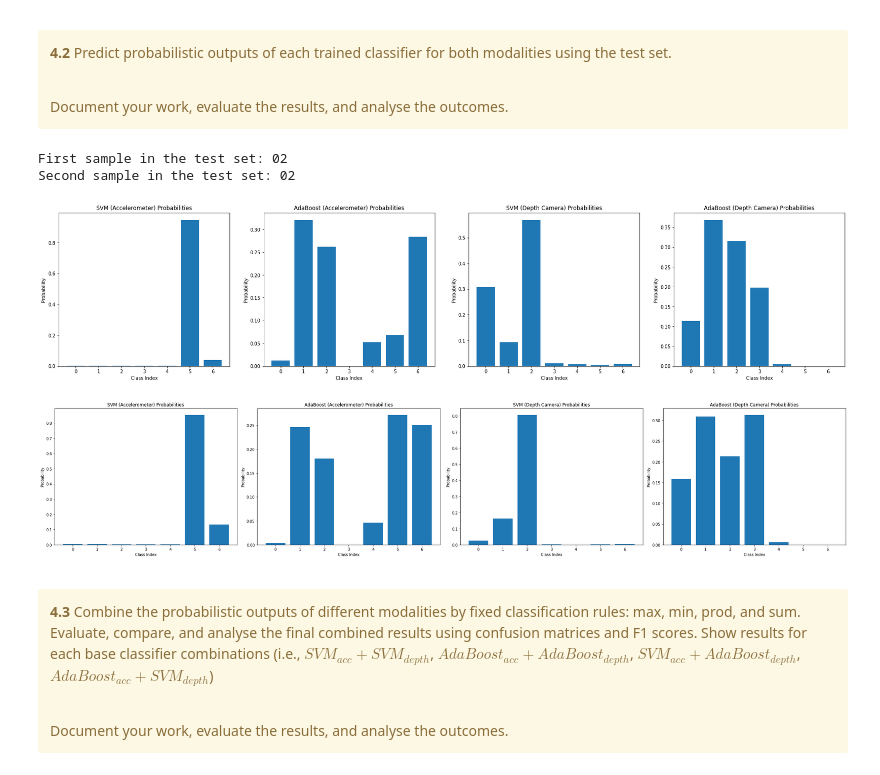
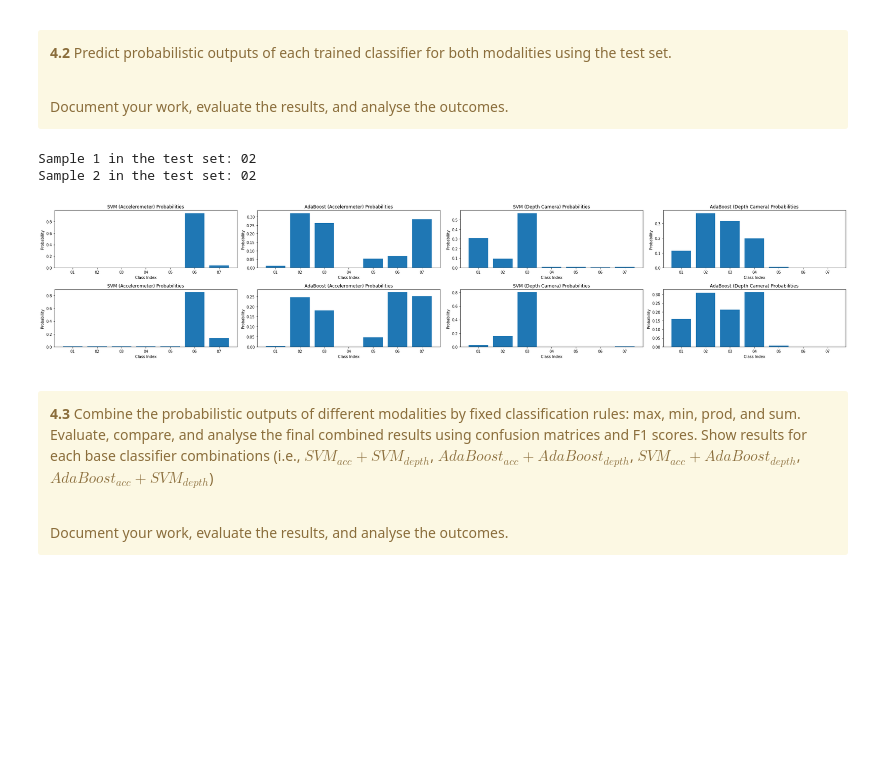
Before and after one commit to waasnipun/mmdf, a Jupyter notebook: project-work-MEx-classification.ipynb, the cells around one changed output. Saved outputs shown, nothing was run; the diff lists cells and outputs as text; code cells hidden in the pictures; blank space fills up the shorter version.

```diff
--- a/project-work-MEx-classification.ipynb
+++ b/project-work-MEx-classification.ipynb
@@ -1060,59 +1044,36 @@ svm_dc_proba = final_svm_dc.predict_proba(X_test_dc_normalized)
 adaboost_acc_proba = final_adaboost_acc.predict_proba(X_test_acc_normalized)
 adaboost_dc_proba = final_adaboost_dc.predict_proba(X_test_dc_normalized)
 # %%
-def plot_proba(probabilities, title):
-    plt.bar(range(len(probabilities)), probabilities, align='center')
+def plot_proba(probabilities, title, subplot_index):
+    plt.subplot(2, 4, subplot_index)
+    plt.bar(final_svm_acc.classes_, probabilities, align='center')
     plt.title(title)
     plt.xlabel('Class Index')
     plt.ylabel('Probability')
 
-# Plot predicted probabilities for the first sample in the test set
-print("First sample in the test set:", y_test[0])
 plt.figure(figsize=(30, 6))
+# Plot predicted probabilities for the first two samples in the test set
+for i in range(2):
+    print(f"Sample {i+1} in the test set:", y_test[i])
 
-# Plot SVM probabilities for accelerometer modality
-plt.subplot(1, 4, 1)
-plot_proba(svm_acc_proba[0], 'SVM (Accelerometer) Probabilities')
+    # Plot SVM probabilities for accelerometer modality
+    plot_proba(svm_acc_proba[i], 'SVM (Accelerometer) Probabilities', i*4 + 1)
 
-# Plot AdaBoost probabilities for accelerometer modality
-plt.subplot(1, 4, 2)
-plot_proba(adaboost_acc_proba[0], 'AdaBoost (Accelerometer) Probabilities')
+    # Plot AdaBoost probabilities for accelerometer modality
+    plot_proba(adaboost_acc_proba[i], 'AdaBoost (Accelerometer) Probabilities', i*4 + 2)
 
-# Plot SVM probabilities for direct current modality
-plt.subplot(1, 4, 3)
-plot_proba(svm_dc_proba[0], 'SVM (Depth Camera) Probabilities')
+    # Plot SVM probabilities for direct current modality
+    plot_proba(svm_dc_proba[i], 'SVM (Depth Camera) Probabilities', i*4 + 3)
 
-# Plot AdaBoost probabilities for direct current modality
-plt.subplot(1, 4, 4)
-plot_proba(adaboost_dc_proba[0], 'AdaBoost (Depth Camera) Probabilities')
-
-# Plot predicted probabilities for the second sample in the test set
-print("Second sample in the test set:", y_test[1])
-plt.figure(figsize=(30, 6))
-
-# Plot SVM probabilities for accelerometer modality
-plt.subplot(1, 4, 1)
-plot_proba(svm_acc_proba[1], 'SVM (Accelerometer) Probabilities')
-
-# Plot AdaBoost probabilities for accelerometer modality
-plt.subplot(1, 4, 2)
-plot_proba(adaboost_acc_proba[1], 'AdaBoost (Accelerometer) Probabilities')
-
-# Plot SVM probabilities for direct current modality
-plt.subplot(1, 4, 3)
-plot_proba(svm_dc_proba[1], 'SVM (Depth Camera) Probabilities')
-
-# Plot AdaBoost probabilities for direct current modality
-plt.subplot(1, 4, 4)
-plot_proba(adaboost_dc_proba[1], 'AdaBoost (Depth Camera) Probabilities')
+    # Plot AdaBoost probabilities for direct current modality
+    plot_proba(adaboost_dc_proba[i], 'AdaBoost (Depth Camera) Probabilities', i*4 + 4)
 
 plt.tight_layout()
 plt.show()
 # %% [output]
-First sample in the test set: 02
-Second sample in the test set: 02
+Sample 1 in the test set: 02
+Sample 2 in the test set: 02
-[figure, old version]
+[figure, new version]
-[figure, removed]
 # %% [markdown]
 <a id='task4'></a>
 <div class=" alert alert-warning">
```
Also changed, not shown: parts of 11 cells of this notebook.
